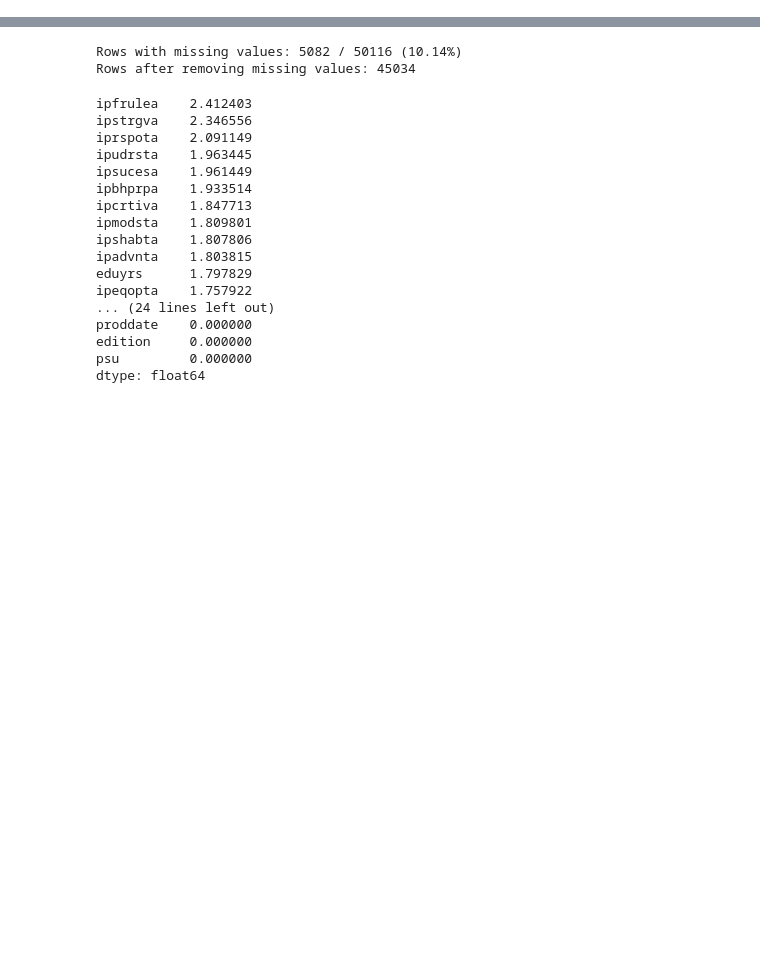
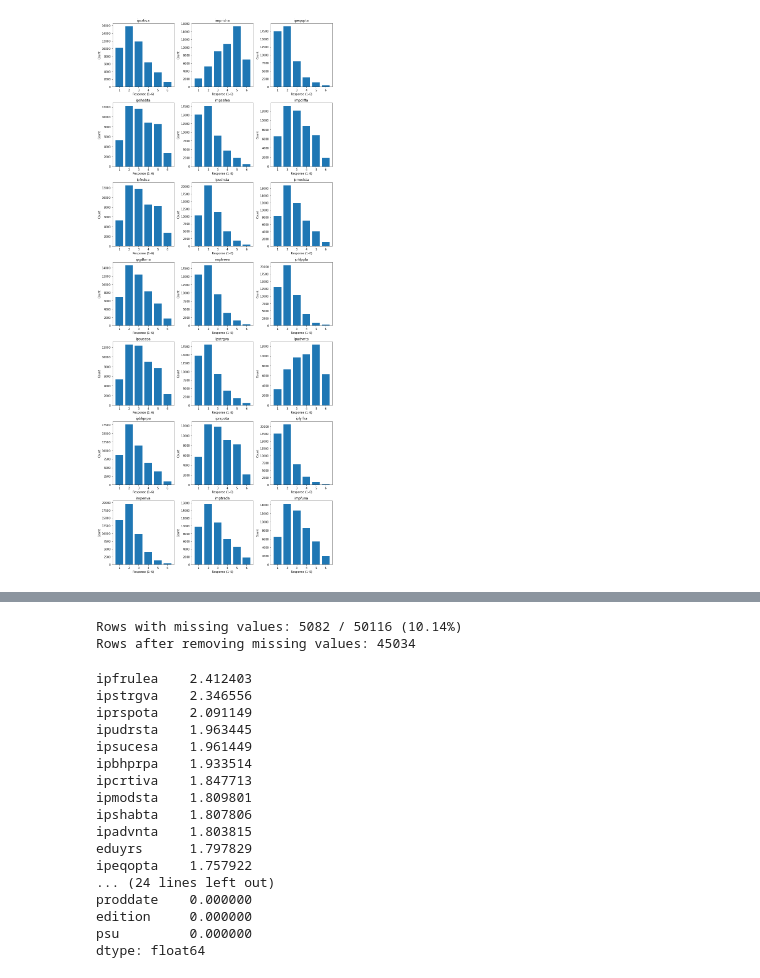
Before and after one commit to kchua675/Thesis, a Jupyter notebook: EDA.ipynb, the cells around one changed output, grey strips where cells are left out. Drawn from its saved outputs; the diff is of its cells as text; code cells hidden in the pictures; blank space fills up the shorter version.

```diff
--- a/EDA.ipynb
+++ b/EDA.ipynb
@@ -61,0 +130,7 @@ Length: 50116, dtype: int64
+# %%
+df_clean[['gndr', 'bctprd']] = df_clean[['gndr', 'bctprd']].astype('object')
+numerical_cols = df_clean.select_dtypes(include = 'float64').columns
+categorical_cols = df_clean.select_dtypes(include = 'object').columns
+
+print(numerical_cols.values)
+print(categorical_cols.values)
@@ -62 +204,30 @@ Length: 50116, dtype: int64
+# %%
+
+# Drop continuous variables
+likert_cols = [c for c in numerical_cols if c not in ['agea', 'eduyrs']]
+
+n_cols = 3
+n_rows = int(np.ceil(len(likert_cols) / n_cols))
+
+fig, ax = plt.subplots(n_rows, n_cols, figsize=(12, 4 * n_rows))
+ax = ax.flatten()
+
+for i, column in enumerate(likert_cols):
+
+    counts = X[column].value_counts().sort_index()
+
+    ax[i].bar(counts.index, counts.values)
+    ax[i].set_title(column)
+    ax[i].set_xlabel('Response (1–6)')
+    ax[i].set_ylabel('Count')
+    ax[i].set_xticks(range(1, 7))
+
+# Delete extra empty plots
+for j in range(i + 1, len(ax)):
+    fig.delaxes(ax[j])
+
+plt.tight_layout()
+plt.savefig('Likert_21_item_counts.pdf', dpi=300)
+# %% [output]
+[figure, added]
 # %%
```
Also changed, not shown: parts of 23 cells of this notebook, 12 other files.
